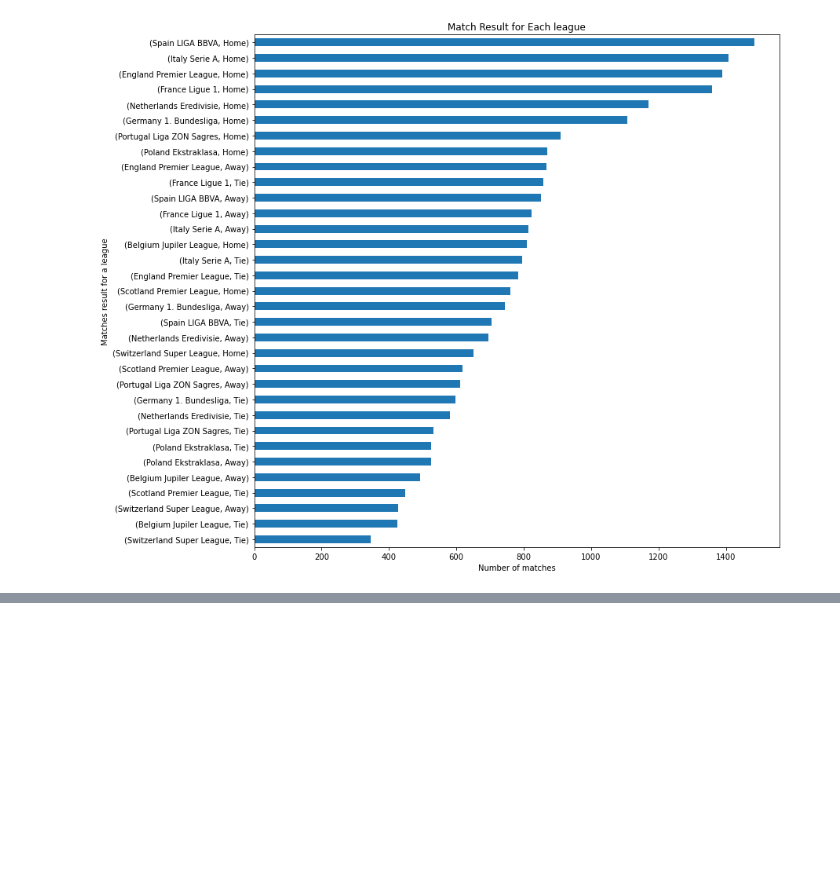
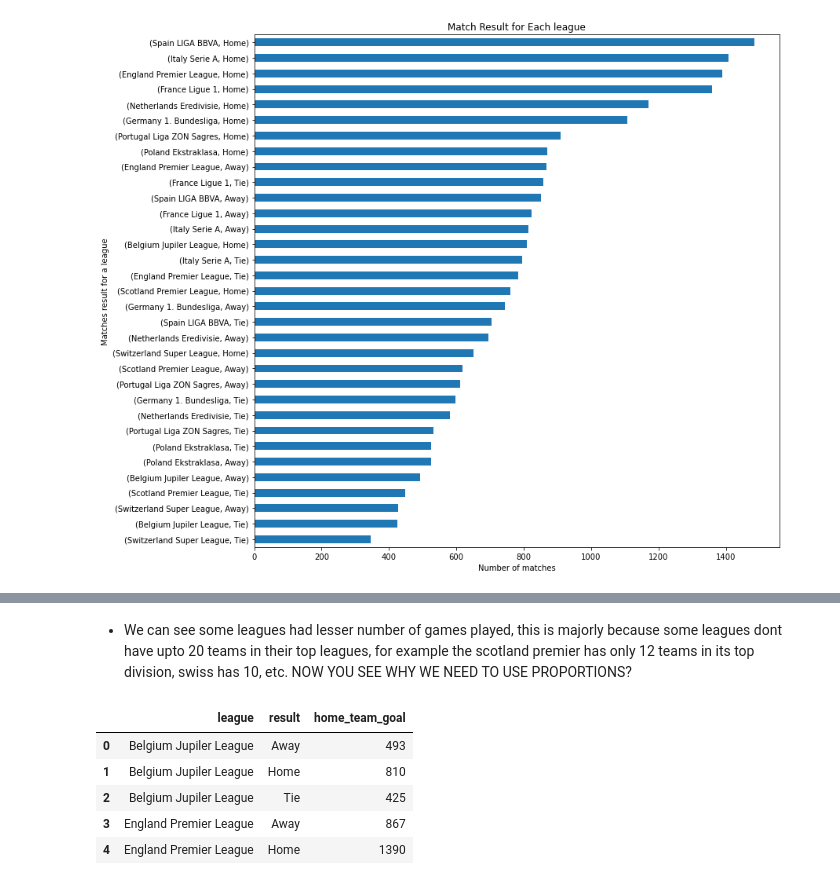
Before and after one commit to tunji-dev/Udacity_Data_Analyst_Nanodegree, a Jupyter notebook: project_2_investigate_soccer_dataset/soccer_dataset.ipynb, the cells around one changed output, grey strips where cells are left out. Saved outputs shown, nothing was run; the diff lists cells and outputs as text; code cells hidden in the pictures; blank space fills up the shorter version.

```diff
--- a/project_2_investigate_soccer_dataset/soccer_dataset.ipynb
+++ b/project_2_investigate_soccer_dataset/soccer_dataset.ipynb
@@ -310,0 +329,12 @@ plt.title('Match Result for Each league');
+# %% [markdown]
+- We can see some leagues had lesser number of games played, this is majorly because some leagues dont have upto 20 teams in their top leagues, for example the scotland premier has only 12 teams in its top division, swiss has 10, etc. NOW YOU SEE WHY WE NEED TO USE PROPORTIONS?
+# %%
+b= league_matches.groupby(['league','result'])['home_team_goal'].count().to_frame().reset_index()
+b.head()
+# %% [output]
+|  | league | result | home_team_goal |
+| 0 | Belgium Jupiler League | Away | 493 |
+| 1 | Belgium Jupiler League | Home | 810 |
+| 2 | Belgium Jupiler League | Tie | 425 |
+| 3 | England Premier League | Away | 867 |
+| 4 | England Premier League | Home | 1390 |
```
Also changed, not shown: parts of 3 cells of this notebook.
